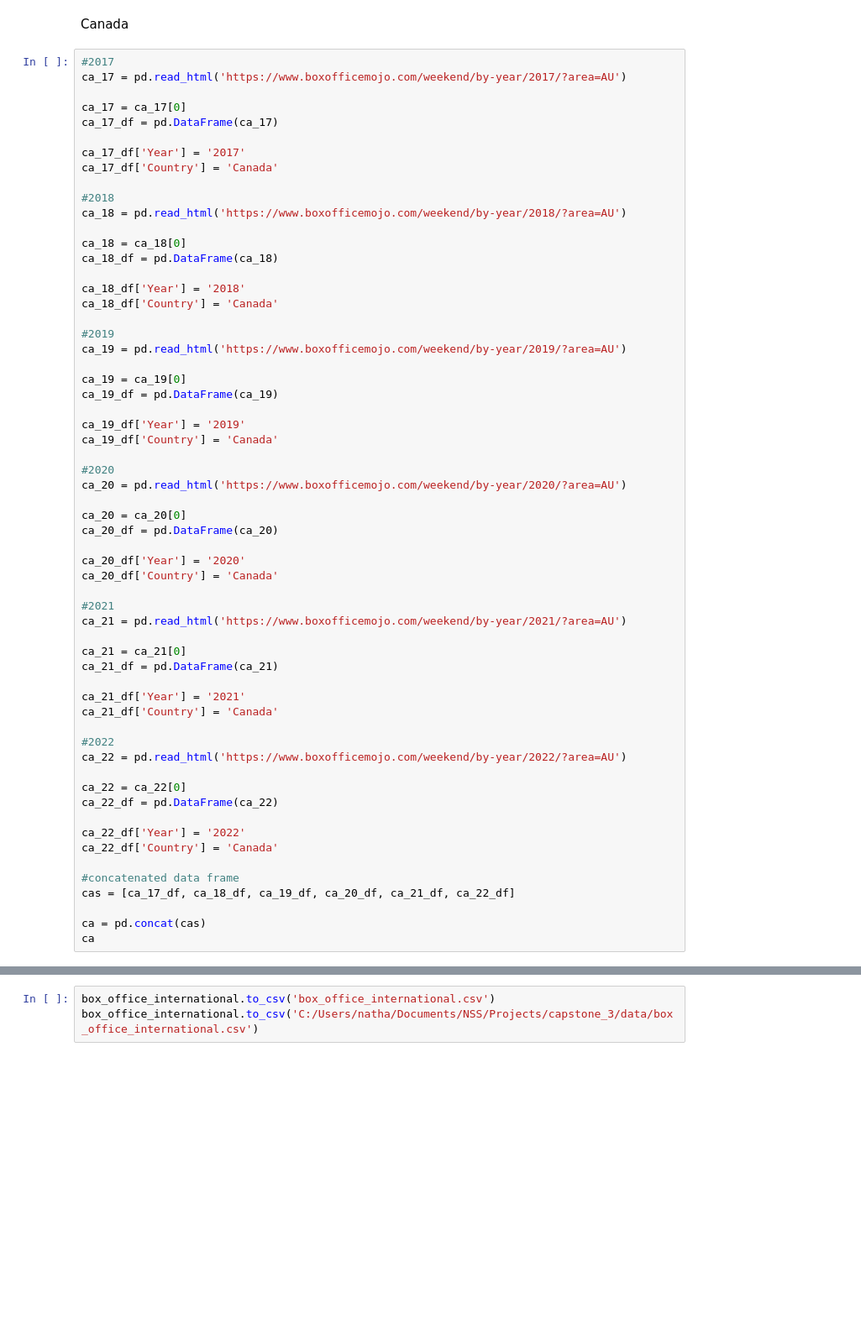
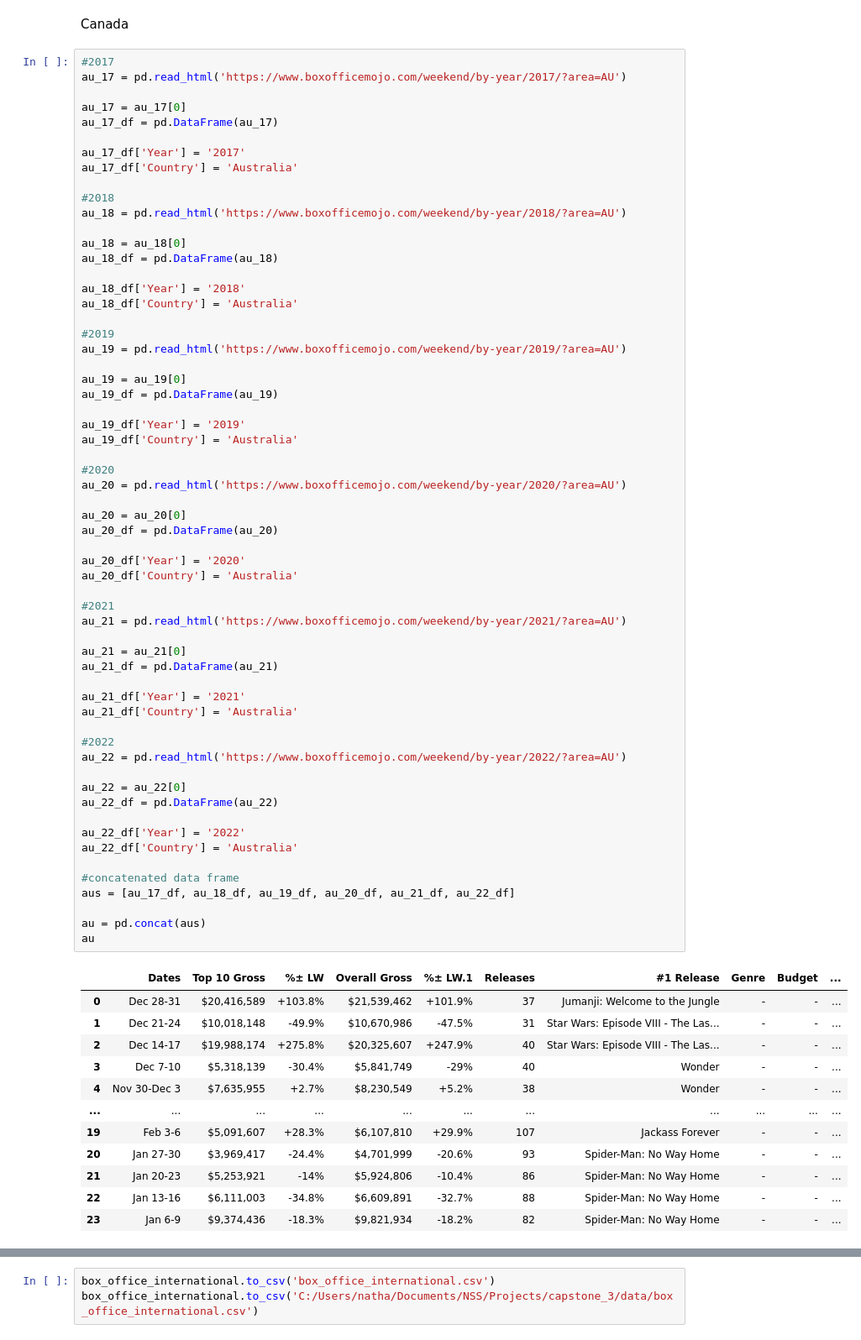
Before and after one commit to nathanmartin5937/capstone, a Jupyter notebook: notebooks/box_office_international_scrape.ipynb, the cells around one changed output, grey strips where cells are left out. Shown at 84% size. Drawn from its saved outputs; the diff is of its cells as text; blank space fills up the shorter version.

```diff
--- a/notebooks/box_office_international_scrape.ipynb
+++ b/notebooks/box_office_international_scrape.ipynb
@@ -262,61 +318,74 @@ ko
 Canada
 # %%
 #2017
-ca_17 = pd.read_html('https://www.boxofficemojo.com/weekend/by-year/2017/?area=AU')
+au_17 = pd.read_html('https://www.boxofficemojo.com/weekend/by-year/2017/?area=AU')
 
-ca_17 = ca_17[0]
-ca_17_df = pd.DataFrame(ca_17)
+au_17 = au_17[0]
+au_17_df = pd.DataFrame(au_17)
 
-ca_17_df['Year'] = '2017'
-ca_17_df['Country'] = 'Canada'
+au_17_df['Year'] = '2017'
+au_17_df['Country'] = 'Australia'
 
 #2018
-ca_18 = pd.read_html('https://www.boxofficemojo.com/weekend/by-year/2018/?area=AU')
+au_18 = pd.read_html('https://www.boxofficemojo.com/weekend/by-year/2018/?area=AU')
 
-ca_18 = ca_18[0]
-ca_18_df = pd.DataFrame(ca_18)
+au_18 = au_18[0]
+au_18_df = pd.DataFrame(au_18)
 
-ca_18_df['Year'] = '2018'
-ca_18_df['Country'] = 'Canada'
+au_18_df['Year'] = '2018'
+au_18_df['Country'] = 'Australia'
 
 #2019
-ca_19 = pd.read_html('https://www.boxofficemojo.com/weekend/by-year/2019/?area=AU')
+au_19 = pd.read_html('https://www.boxofficemojo.com/weekend/by-year/2019/?area=AU')
 
-ca_19 = ca_19[0]
-ca_19_df = pd.DataFrame(ca_19)
+au_19 = au_19[0]
+au_19_df = pd.DataFrame(au_19)
 
-ca_19_df['Year'] = '2019'
-ca_19_df['Country'] = 'Canada'
+au_19_df['Year'] = '2019'
+au_19_df['Country'] = 'Australia'
 
 #2020
-ca_20 = pd.read_html('https://www.boxofficemojo.com/weekend/by-year/2020/?area=AU')
+au_20 = pd.read_html('https://www.boxofficemojo.com/weekend/by-year/2020/?area=AU')
 
-ca_20 = ca_20[0]
-ca_20_df = pd.DataFrame(ca_20)
+au_20 = au_20[0]
+au_20_df = pd.DataFrame(au_20)
 
-ca_20_df['Year'] = '2020'
-ca_20_df['Country'] = 'Canada'
+au_20_df['Year'] = '2020'
+au_20_df['Country'] = 'Australia'
 
 #2021
-ca_21 = pd.read_html('https://www.boxofficemojo.com/weekend/by-year/2021/?area=AU')
+au_21 = pd.read_html('https://www.boxofficemojo.com/weekend/by-year/2021/?area=AU')
 
-ca_21 = ca_21[0]
-ca_21_df = pd.DataFrame(ca_21)
+au_21 = au_21[0]
+au_21_df = pd.DataFrame(au_21)
 
-ca_21_df['Year'] = '2021'
-ca_21_df['Country'] = 'Canada'
+au_21_df['Year'] = '2021'
+au_21_df['Country'] = 'Australia'
 
 #2022
-ca_22 = pd.read_html('https://www.boxofficemojo.com/weekend/by-year/2022/?area=AU')
+au_22 = pd.read_html('https://www.boxofficemojo.com/weekend/by-year/2022/?area=AU')
 
-ca_22 = ca_22[0]
-ca_22_df = pd.DataFrame(ca_22)
+au_22 = au_22[0]
+au_22_df = pd.DataFrame(au_22)
 
-ca_22_df['Year'] = '2022'
-ca_22_df['Country'] = 'Canada'
+au_22_df['Year'] = '2022'
+au_22_df['Country'] = 'Australia'
 
 #concatenated data frame
-cas = [ca_17_df, ca_18_df, ca_19_df, ca_20_df, ca_21_df, ca_22_df]
+aus = [au_17_df, au_18_df, au_19_df, au_20_df, au_21_df, au_22_df]
 
-ca = pd.concat(cas)
-ca
+au = pd.concat(aus)
+au
+# %% [output]
+|  | Dates | Top 10 Gross | %± LW | Overall Gross | %± LW.1 | Releases | #1 Release | Genre | Budget | ... |
+| 0 | Dec 28-31 | $20,416,589 | +103.8% | $21,539,462 | +101.9% | 37 | Jumanji: Welcome to the Jungle | - | - | ... |
+| 1 | Dec 21-24 | $10,018,148 | -49.9% | $10,670,986 | -47.5% | 31 | Star Wars: Episode VIII - The Las... | - | - | ... |
+| 2 | Dec 14-17 | $19,988,174 | +275.8% | $20,325,607 | +247.9% | 40 | Star Wars: Episode VIII - The Las... | - | - | ... |
+| 3 | Dec 7-10 | $5,318,139 | -30.4% | $5,841,749 | -29% | 40 | Wonder | - | - | ... |
+| 4 | Nov 30-Dec 3 | $7,635,955 | +2.7% | $8,230,549 | +5.2% | 38 | Wonder | - | - | ... |
+| ... | ... | ... | ... | ... | ... | ... | ... | ... | ... | ... |
+| 19 | Feb 3-6 | $5,091,607 | +28.3% | $6,107,810 | +29.9% | 107 | Jackass Forever | - | - | ... |
+| 20 | Jan 27-30 | $3,969,417 | -24.4% | $4,701,999 | -20.6% | 93 | Spider-Man: No Way Home | - | - | ... |
+| 21 | Jan 20-23 | $5,253,921 | -14% | $5,924,806 | -10.4% | 86 | Spider-Man: No Way Home | - | - | ... |
+| 22 | Jan 13-16 | $6,111,003 | -34.8% | $6,609,891 | -32.7% | 88 | Spider-Man: No Way Home | - | - | ... |
+| 23 | Jan 6-9 | $9,374,436 | -18.3% | $9,821,934 | -18.2% | 82 | Spider-Man: No Way Home | - | - | ... |
```
Also changed, not shown: parts of 6 cells of this notebook, 10 other files.
